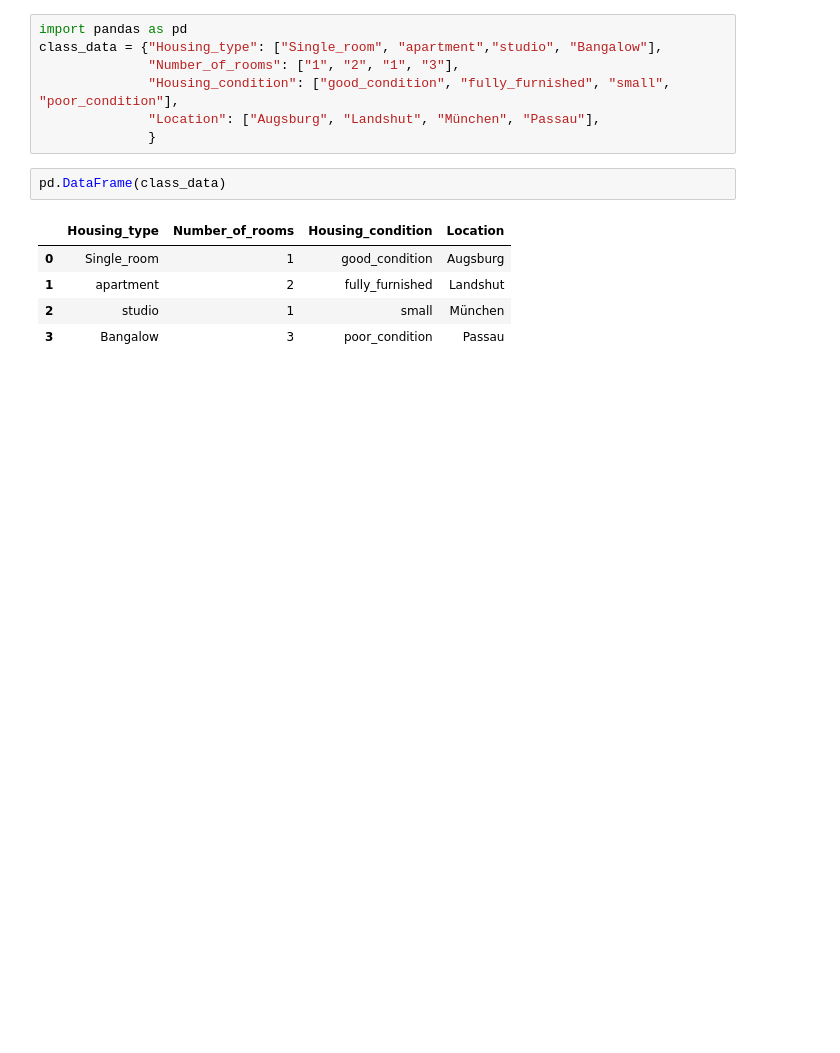
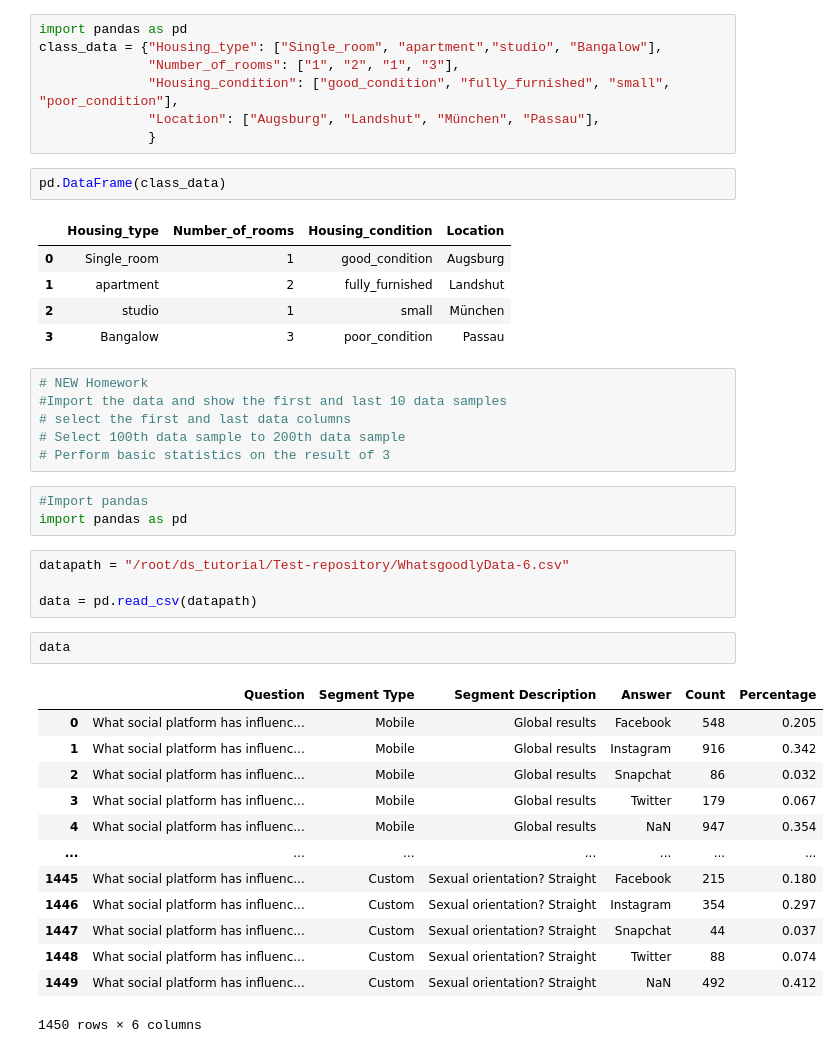
Before and after one commit to Emmanuella-bit/Test-repository, a Jupyter notebook: Homeworks.ipynb, the cells around one changed output. Drawn from its saved outputs; the diff is of its cells as text; blank space fills up the shorter version.

Commit message:
Wednesday's homework and notes

```diff
--- a/Homeworks.ipynb
+++ b/Homeworks.ipynb
@@ -312,3 +312,32 @@ pd.DataFrame(class_data)
 | 1 | apartment | 2 | fully_furnished | Landshut |
 | 2 | studio | 1 | small | München |
 | 3 | Bangalow | 3 | poor_condition | Passau |
+# %%
+# NEW Homework
+#Import the data and show the first and last 10 data samples
+# select the first and last data columns
+# Select 100th data sample to 200th data sample
+# Perform basic statistics on the result of 3
+# %%
+#Import pandas
+import pandas as pd
+# %%
+datapath = "/root/ds_tutorial/Test-repository/WhatsgoodlyData-6.csv"
+
+data = pd.read_csv(datapath)
+# %%
+data
+# %% [output]
+|  | Question | Segment Type | Segment Description | Answer | Count | Percentage |
+| 0 | What social platform has influenc... | Mobile | Global results | Facebook | 548 | 0.205 |
+| 1 | What social platform has influenc... | Mobile | Global results | Instagram | 916 | 0.342 |
+| 2 | What social platform has influenc... | Mobile | Global results | Snapchat | 86 | 0.032 |
+| 3 | What social platform has influenc... | Mobile | Global results | Twitter | 179 | 0.067 |
+| 4 | What social platform has influenc... | Mobile | Global results | NaN | 947 | 0.354 |
+| ... | ... | ... | ... | ... | ... | ... |
+| 1445 | What social platform has influenc... | Custom | Sexual orientation? Straight | Facebook | 215 | 0.180 |
+| 1446 | What social platform has influenc... | Custom | Sexual orientation? Straight | Instagram | 354 | 0.297 |
+| 1447 | What social platform has influenc... | Custom | Sexual orientation? Straight | Snapchat | 44 | 0.037 |
+| 1448 | What social platform has influenc... | Custom | Sexual orientation? Straight | Twitter | 88 | 0.074 |
+| 1449 | What social platform has influenc... | Custom | Sexual orientation? Straight | NaN | 492 | 0.412 |
+1450 rows × 6 columns
```
Also changed, not shown: parts of 8 cells of this notebook, 3 other files.
